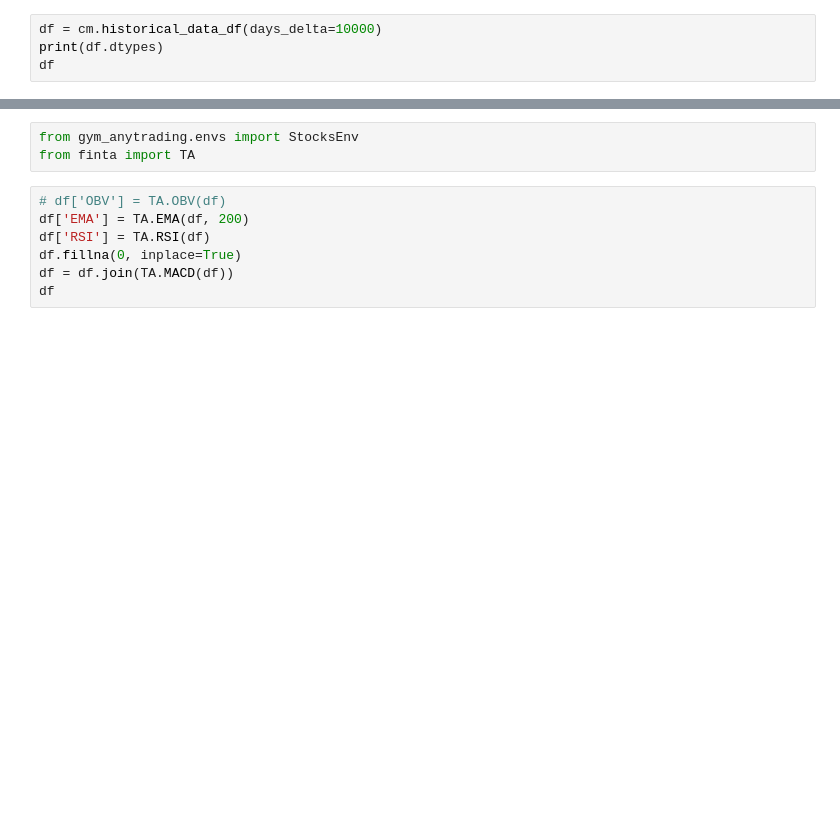
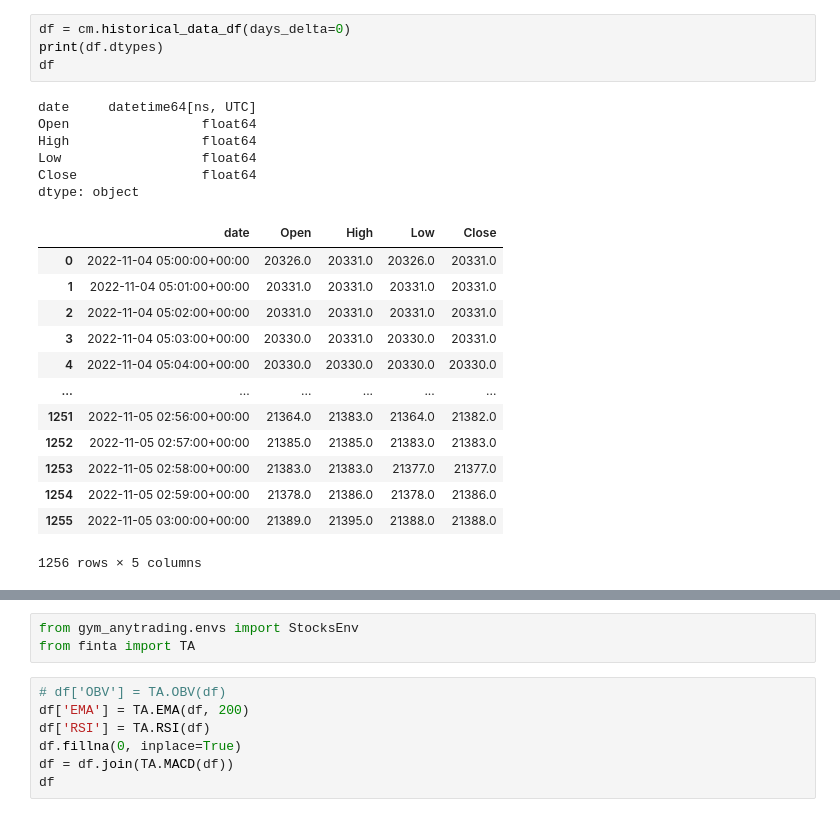
Before and after one commit to BradGaddis/btard-bot, a Jupyter notebook: analyzer.ipynb, the cells around one changed output, grey strips where cells are left out. Cells and saved outputs as stored; diff of their text form; blank space fills up the shorter version.

```diff
--- a/analyzer.ipynb
+++ b/analyzer.ipynb
@@ -17,7 +19,27 @@ test = trader_agent()
 # %%
-df = cm.historical_data_df(days_delta=10000)
+df = cm.historical_data_df(days_delta=0)
 print(df.dtypes)
 df
+# %% [output]
+date     datetime64[ns, UTC]
+Open                 float64
+High                 float64
+Low                  float64
+Close                float64
+dtype: object
+|  | date | Open | High | Low | Close |
+| 0 | 2022-11-04 05:00:00+00:00 | 20326.0 | 20331.0 | 20326.0 | 20331.0 |
+| 1 | 2022-11-04 05:01:00+00:00 | 20331.0 | 20331.0 | 20331.0 | 20331.0 |
+| 2 | 2022-11-04 05:02:00+00:00 | 20331.0 | 20331.0 | 20331.0 | 20331.0 |
+| 3 | 2022-11-04 05:03:00+00:00 | 20330.0 | 20331.0 | 20330.0 | 20331.0 |
+| 4 | 2022-11-04 05:04:00+00:00 | 20330.0 | 20330.0 | 20330.0 | 20330.0 |
+| ... | ... | ... | ... | ... | ... |
+| 1251 | 2022-11-05 02:56:00+00:00 | 21364.0 | 21383.0 | 21364.0 | 21382.0 |
+| 1252 | 2022-11-05 02:57:00+00:00 | 21385.0 | 21385.0 | 21383.0 | 21383.0 |
+| 1253 | 2022-11-05 02:58:00+00:00 | 21383.0 | 21383.0 | 21377.0 | 21377.0 |
+| 1254 | 2022-11-05 02:59:00+00:00 | 21378.0 | 21386.0 | 21378.0 | 21386.0 |
+| 1255 | 2022-11-05 03:00:00+00:00 | 21389.0 | 21395.0 | 21388.0 | 21388.0 |
+1256 rows × 5 columns
 # %%
 # df = pd.read_csv("data/gmedata.csv")
 env = gym.make('forex-v0', df=df, frame_bound=(5,len(df)), window_size=5)
```
Also changed, not shown: parts of 15 cells of this notebook, 7 other files.
